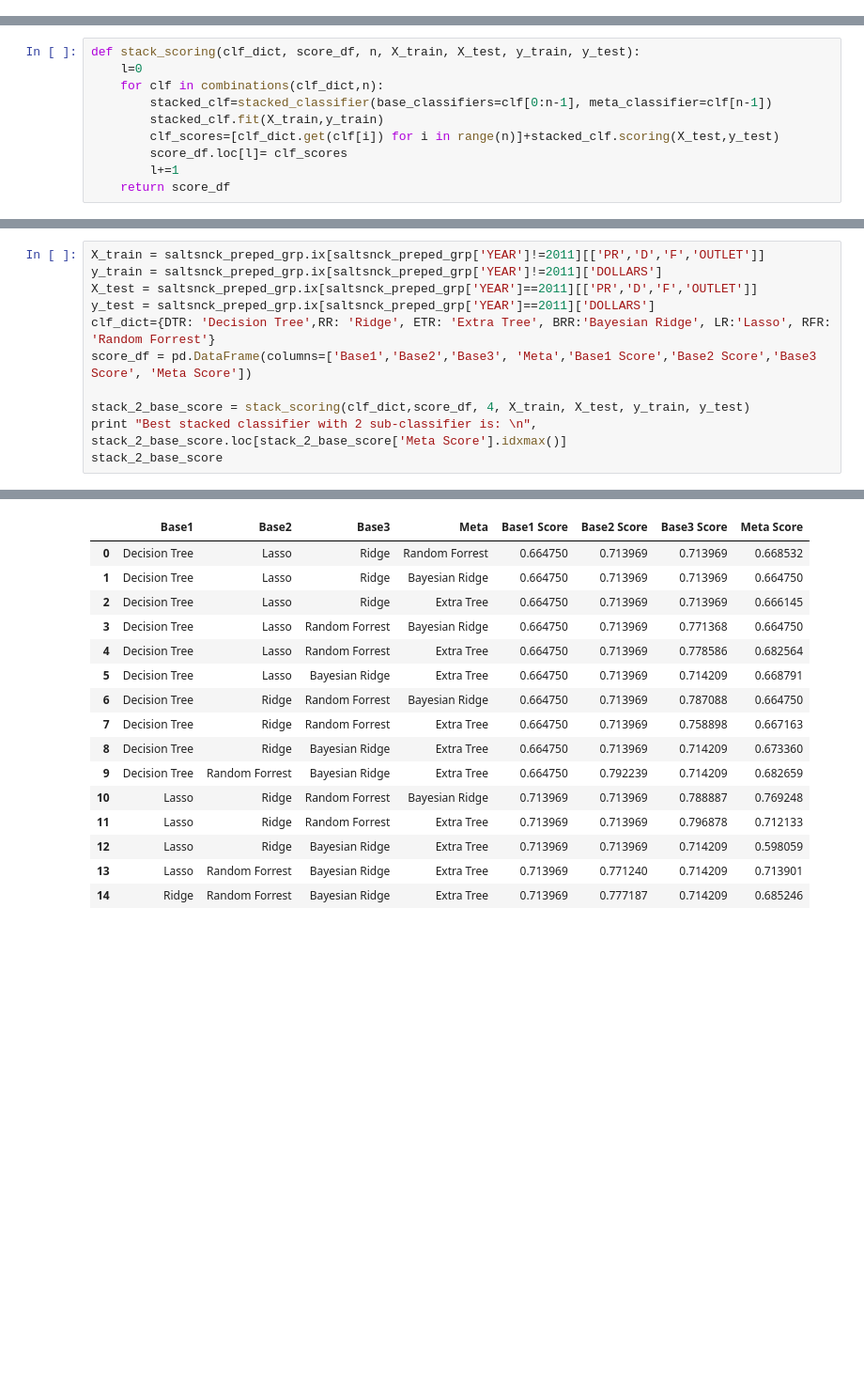
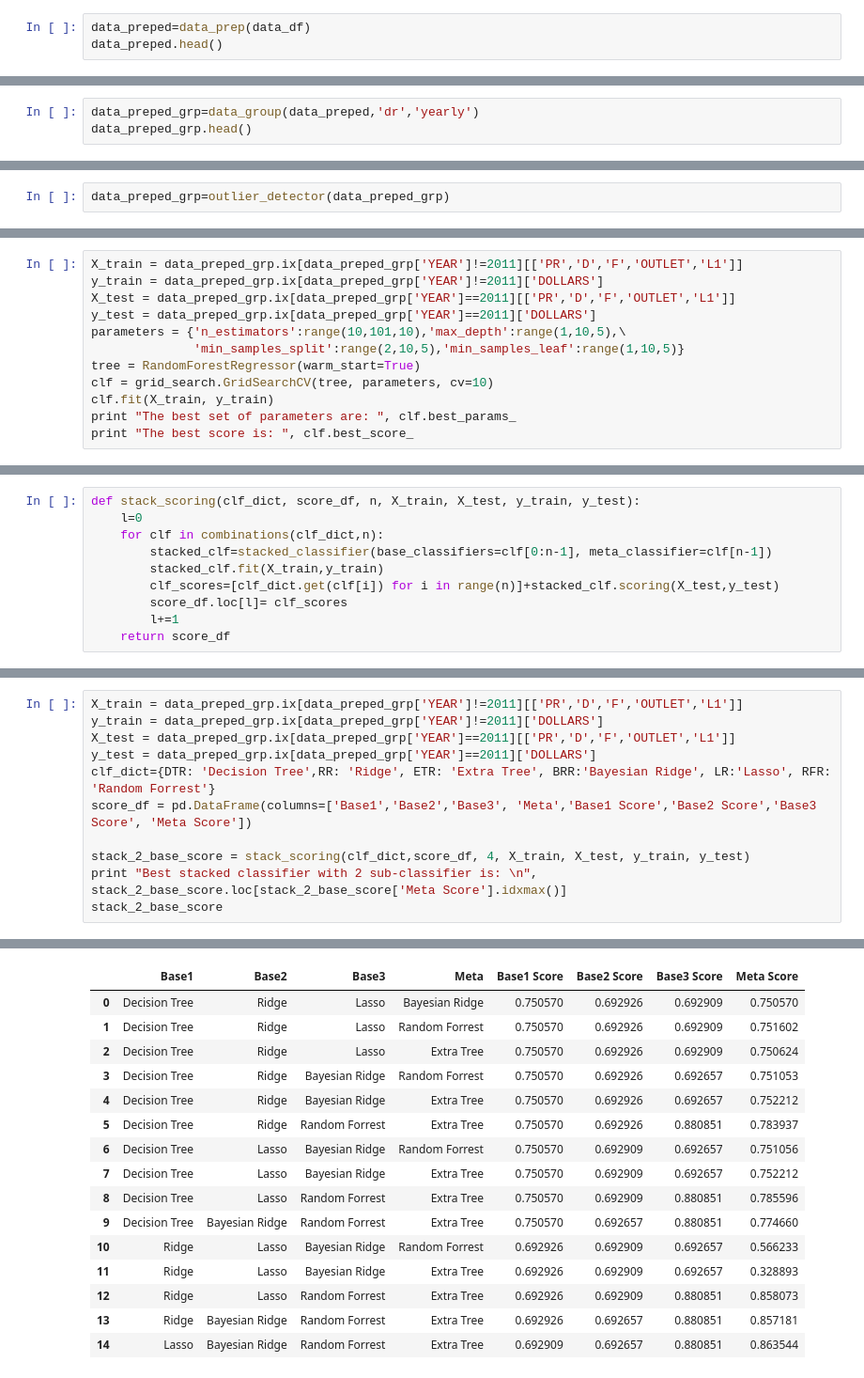
Before and after one commit to DSE220-Final-Project/final, a Jupyter notebook: final_model.ipynb, the cells around one changed output, grey strips where cells are left out. Shown at 94% size. Drawn from its saved outputs; the diff is of its cells as text; blank space fills up the shorter version.

```diff
--- a/final_model.ipynb
+++ b/final_model.ipynb
@@ -215,0 +170,3 @@ saltsnck_preped_grp.head(5)
+# %%
+data_preped=data_prep(data_df)
+data_preped.head()
@@ -215,0 +205,3 @@ saltsnck_preped_grp.head(5)
+# %%
+data_preped_grp=data_group(data_preped,'dr','yearly')
+data_preped_grp.head()
@@ -260,0 +256,2 @@ columns containing outliers are:  []
+# %%
+data_preped_grp=outlier_detector(data_preped_grp)
@@ -327,0 +333,12 @@ score on test set: 0.806239028433
+# %%
+X_train = data_preped_grp.ix[data_preped_grp['YEAR']!=2011][['PR','D','F','OUTLET','L1']]
+y_train = data_preped_grp.ix[data_preped_grp['YEAR']!=2011]['DOLLARS']
+X_test = data_preped_grp.ix[data_preped_grp['YEAR']==2011][['PR','D','F','OUTLET','L1']]
+y_test = data_preped_grp.ix[data_preped_grp['YEAR']==2011]['DOLLARS']
+parameters = {'n_estimators':range(10,101,10),'max_depth':range(1,10,5),\
+              'min_samples_split':range(2,10,5),'min_samples_leaf':range(1,10,5)}
+tree = RandomForestRegressor(warm_start=True)
+clf = grid_search.GridSearchCV(tree, parameters, cv=10)
+clf.fit(X_train, y_train)
+print "The best set of parameters are: ", clf.best_params_
+print "The best score is: ", clf.best_score_
@@ -424,8 +443,8 @@ Name: 2, dtype: object
 # %%
-X_train = saltsnck_preped_grp.ix[saltsnck_preped_grp['YEAR']!=2011][['PR','D','F','OUTLET']]
-y_train = saltsnck_preped_grp.ix[saltsnck_preped_grp['YEAR']!=2011]['DOLLARS']
-X_test = saltsnck_preped_grp.ix[saltsnck_preped_grp['YEAR']==2011][['PR','D','F','OUTLET']]
-y_test = saltsnck_preped_grp.ix[saltsnck_preped_grp['YEAR']==2011]['DOLLARS']
+X_train = data_preped_grp.ix[data_preped_grp['YEAR']!=2011][['PR','D','F','OUTLET','L1']]
+y_train = data_preped_grp.ix[data_preped_grp['YEAR']!=2011]['DOLLARS']
+X_test = data_preped_grp.ix[data_preped_grp['YEAR']==2011][['PR','D','F','OUTLET','L1']]
+y_test = data_preped_grp.ix[data_preped_grp['YEAR']==2011]['DOLLARS']
 clf_dict={DTR: 'Decision Tree',RR: 'Ridge', ETR: 'Extra Tree', BRR:'Bayesian Ridge', LR:'Lasso', RFR: 'Random Forrest'}
 score_df = pd.DataFrame(columns=['Base1','Base2','Base3', 'Meta','Base1 Score','Base2 Score','Base3 Score', 'Meta Score'])
 
@@ -446,16 +465,16 @@ Name: 10, dtype: object
 |  | Base1 | Base2 | Base3 | Meta | Base1 Score | Base2 Score | Base3 Score | Meta Score |
-| 0 | Decision Tree | Lasso | Ridge | Random Forrest | 0.664750 | 0.713969 | 0.713969 | 0.668532 |
-| 1 | Decision Tree | Lasso | Ridge | Bayesian Ridge | 0.664750 | 0.713969 | 0.713969 | 0.664750 |
-| 2 | Decision Tree | Lasso | Ridge | Extra Tree | 0.664750 | 0.713969 | 0.713969 | 0.666145 |
-| 3 | Decision Tree | Lasso | Random Forrest | Bayesian Ridge | 0.664750 | 0.713969 | 0.771368 | 0.664750 |
-| 4 | Decision Tree | Lasso | Random Forrest | Extra Tree | 0.664750 | 0.713969 | 0.778586 | 0.682564 |
-| 5 | Decision Tree | Lasso | Bayesian Ridge | Extra Tree | 0.664750 | 0.713969 | 0.714209 | 0.668791 |
-| 6 | Decision Tree | Ridge | Random Forrest | Bayesian Ridge | 0.664750 | 0.713969 | 0.787088 | 0.664750 |
-| 7 | Decision Tree | Ridge | Random Forrest | Extra Tree | 0.664750 | 0.713969 | 0.758898 | 0.667163 |
-| 8 | Decision Tree | Ridge | Bayesian Ridge | Extra Tree | 0.664750 | 0.713969 | 0.714209 | 0.673360 |
-| 9 | Decision Tree | Random Forrest | Bayesian Ridge | Extra Tree | 0.664750 | 0.792239 | 0.714209 | 0.682659 |
-| 10 | Lasso | Ridge | Random Forrest | Bayesian Ridge | 0.713969 | 0.713969 | 0.788887 | 0.769248 |
-| 11 | Lasso | Ridge | Random Forrest | Extra Tree | 0.713969 | 0.713969 | 0.796878 | 0.712133 |
-| 12 | Lasso | Ridge | Bayesian Ridge | Extra Tree | 0.713969 | 0.713969 | 0.714209 | 0.598059 |
-| 13 | Lasso | Random Forrest | Bayesian Ridge | Extra Tree | 0.713969 | 0.771240 | 0.714209 | 0.713901 |
-| 14 | Ridge | Random Forrest | Bayesian Ridge | Extra Tree | 0.713969 | 0.777187 | 0.714209 | 0.685246 |
+| 0 | Decision Tree | Ridge | Lasso | Bayesian Ridge | 0.750570 | 0.692926 | 0.692909 | 0.750570 |
+| 1 | Decision Tree | Ridge | Lasso | Random Forrest | 0.750570 | 0.692926 | 0.692909 | 0.751602 |
+| 2 | Decision Tree | Ridge | Lasso | Extra Tree | 0.750570 | 0.692926 | 0.692909 | 0.750624 |
+| 3 | Decision Tree | Ridge | Bayesian Ridge | Random Forrest | 0.750570 | 0.692926 | 0.692657 | 0.751053 |
+| 4 | Decision Tree | Ridge | Bayesian Ridge | Extra Tree | 0.750570 | 0.692926 | 0.692657 | 0.752212 |
+| 5 | Decision Tree | Ridge | Random Forrest | Extra Tree | 0.750570 | 0.692926 | 0.880851 | 0.783937 |
+| 6 | Decision Tree | Lasso | Bayesian Ridge | Random Forrest | 0.750570 | 0.692909 | 0.692657 | 0.751056 |
+| 7 | Decision Tree | Lasso | Bayesian Ridge | Extra Tree | 0.750570 | 0.692909 | 0.692657 | 0.752212 |
+| 8 | Decision Tree | Lasso | Random Forrest | Extra Tree | 0.750570 | 0.692909 | 0.880851 | 0.785596 |
+| 9 | Decision Tree | Bayesian Ridge | Random Forrest | Extra Tree | 0.750570 | 0.692657 | 0.880851 | 0.774660 |
+| 10 | Ridge | Lasso | Bayesian Ridge | Random Forrest | 0.692926 | 0.692909 | 0.692657 | 0.566233 |
+| 11 | Ridge | Lasso | Bayesian Ridge | Extra Tree | 0.692926 | 0.692909 | 0.692657 | 0.328893 |
+| 12 | Ridge | Lasso | Random Forrest | Extra Tree | 0.692926 | 0.692909 | 0.880851 | 0.858073 |
+| 13 | Ridge | Bayesian Ridge | Random Forrest | Extra Tree | 0.692926 | 0.692657 | 0.880851 | 0.857181 |
+| 14 | Lasso | Bayesian Ridge | Random Forrest | Extra Tree | 0.692909 | 0.692657 | 0.880851 | 0.863544 |
```
Also changed, not shown: parts of 38 cells of this notebook.
